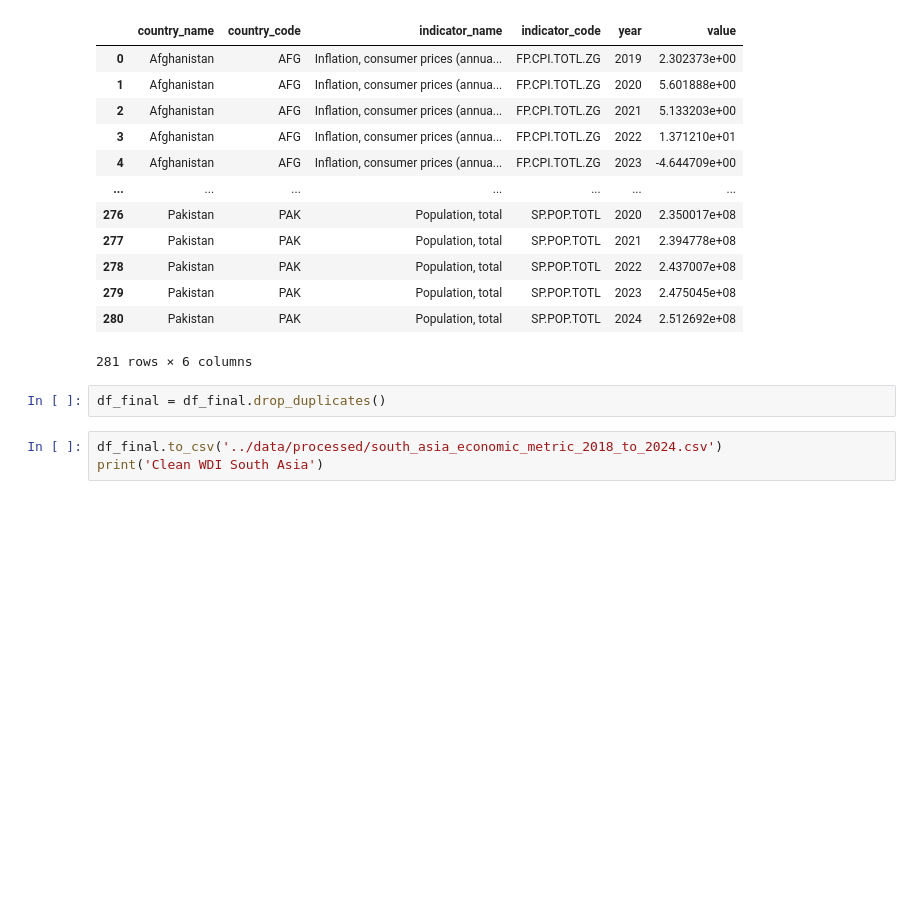
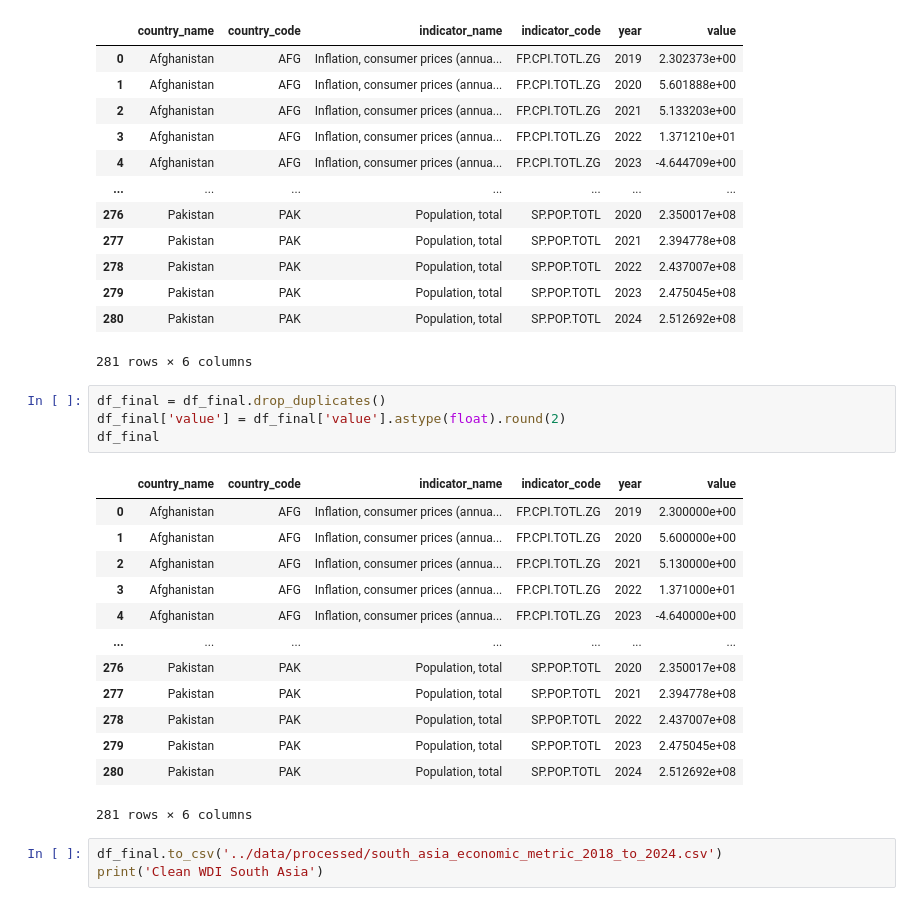
Before and after one commit to Sthamanik/global-market-intelligence, a Jupyter notebook: notebooks/Cleaning_api_data.ipynb, the cells around one changed output. Drawn from its saved outputs; the diff is of its cells as text; blank space fills up the shorter version.

```diff
--- a/notebooks/Cleaning_api_data.ipynb
+++ b/notebooks/Cleaning_api_data.ipynb
@@ -96,6 +92,22 @@ df_final
 281 rows × 6 columns
 # %%
 df_final = df_final.drop_duplicates()
+df_final['value'] = df_final['value'].astype(float).round(2)
+df_final
+# %% [output]
+|  | country_name | country_code | indicator_name | indicator_code | year | value |
+| 0 | Afghanistan | AFG | Inflation, consumer prices (annua... | FP.CPI.TOTL.ZG | 2019 | 2.300000e+00 |
+| 1 | Afghanistan | AFG | Inflation, consumer prices (annua... | FP.CPI.TOTL.ZG | 2020 | 5.600000e+00 |
+| 2 | Afghanistan | AFG | Inflation, consumer prices (annua... | FP.CPI.TOTL.ZG | 2021 | 5.130000e+00 |
+| 3 | Afghanistan | AFG | Inflation, consumer prices (annua... | FP.CPI.TOTL.ZG | 2022 | 1.371000e+01 |
+| 4 | Afghanistan | AFG | Inflation, consumer prices (annua... | FP.CPI.TOTL.ZG | 2023 | -4.640000e+00 |
+| ... | ... | ... | ... | ... | ... | ... |
+| 276 | Pakistan | PAK | Population, total | SP.POP.TOTL | 2020 | 2.350017e+08 |
+| 277 | Pakistan | PAK | Population, total | SP.POP.TOTL | 2021 | 2.394778e+08 |
+| 278 | Pakistan | PAK | Population, total | SP.POP.TOTL | 2022 | 2.437007e+08 |
+| 279 | Pakistan | PAK | Population, total | SP.POP.TOTL | 2023 | 2.475045e+08 |
+| 280 | Pakistan | PAK | Population, total | SP.POP.TOTL | 2024 | 2.512692e+08 |
+281 rows × 6 columns
 # %%
 df_final.to_csv('../data/processed/south_asia_economic_metric_2018_to_2024.csv')
 print('Clean WDI South Asia')
```
Also changed, not shown: parts of 1 cell of this notebook, 2 other files.
